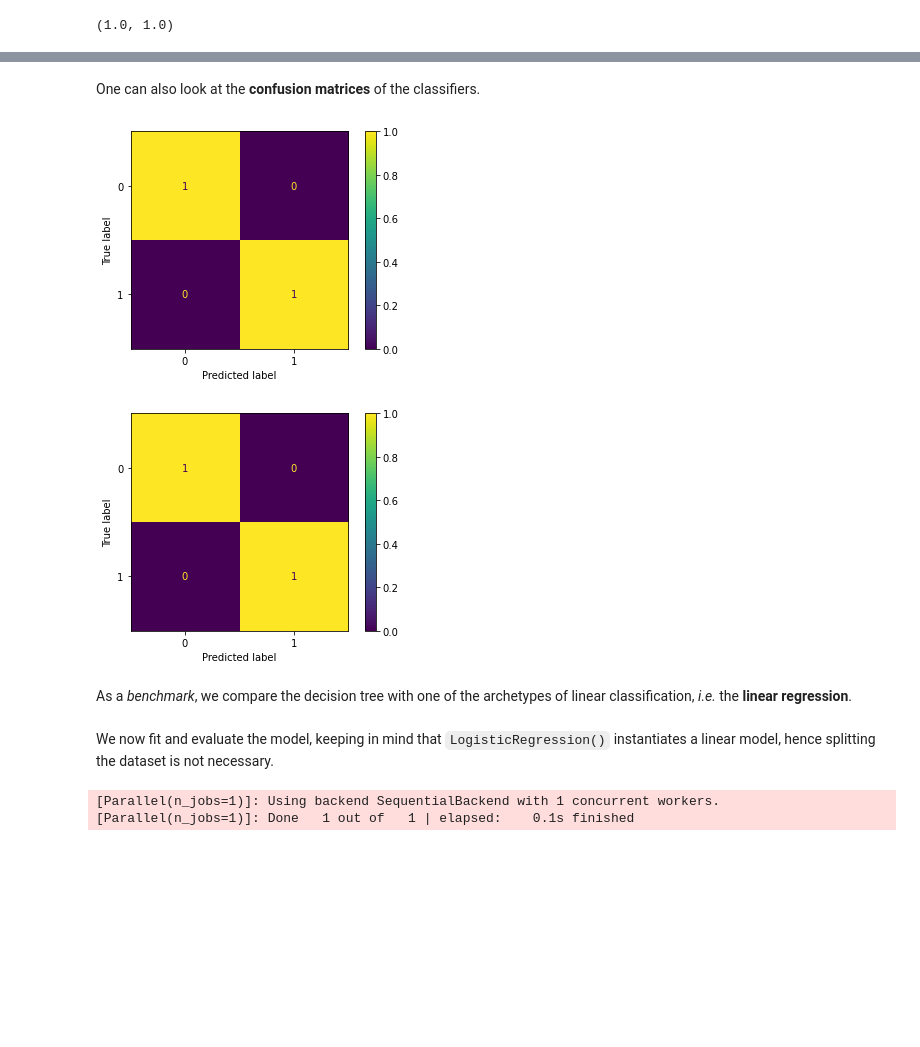
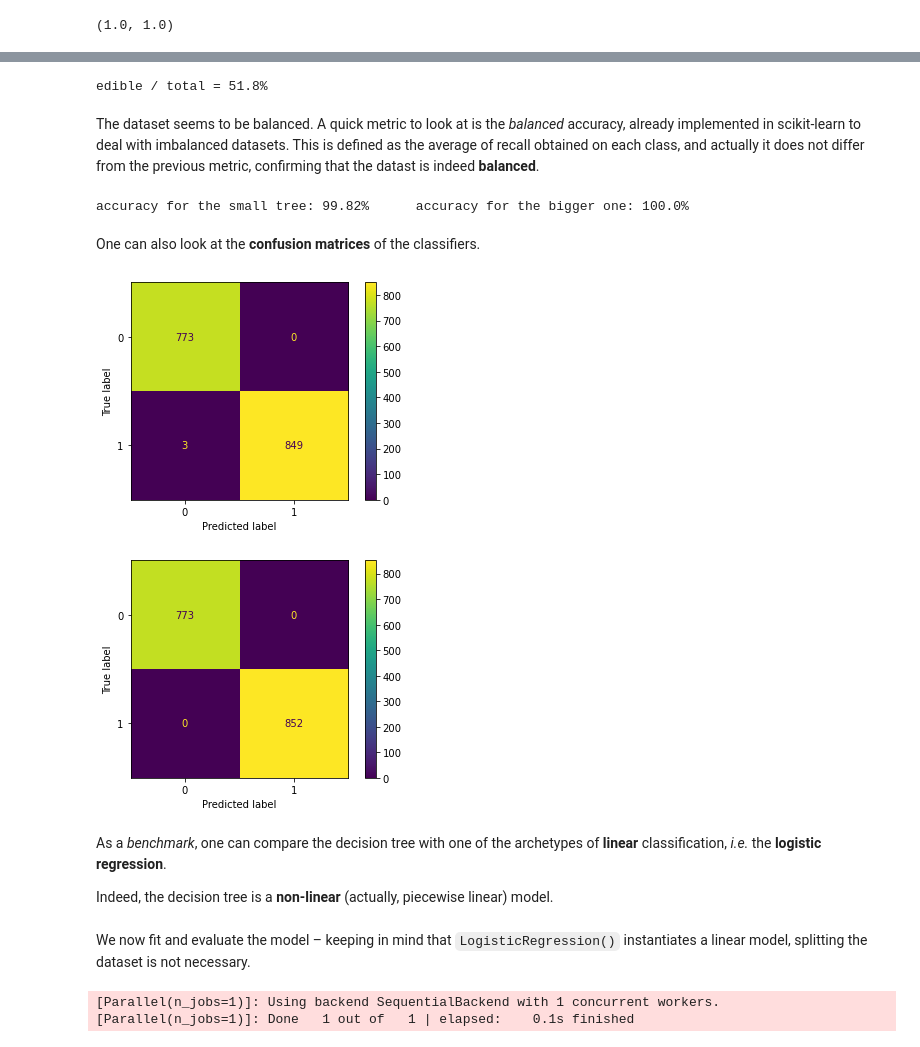
Before and after one commit to viventriglia/Mushroom_edibility_prediction, a Jupyter notebook: Mushrooms classification with Decision Tree.ipynb, the cells around one changed output, grey strips where cells are left out. Cells and saved outputs as stored; diff of their text form; code cells hidden in the pictures; blank space fills up the shorter version.

Commit message:
added new metrics, improved plots and comments

````diff
--- a/Mushrooms classification with Decision Tree.ipynb
+++ b/Mushrooms classification with Decision Tree.ipynb
@@ -43,7 +43,7 @@ y = df_e.loc[:,'edibility_edible']      # target
 Before setting up and **training** the model, we split the dataset in order to set aside some data for **validating** and **testing** our classifier.
 # %%
 # train + test
-x_train, x_test, y_train, y_test = train_test_split(x,y,test_size=0.15,random_state=0)
+x_train, x_test, y_train, y_test = train_test_split(x,y,test_size=0.2,random_state=0)
 # %%
 # (train+validation) + test
 x_train_train, x_train_val, y_train_train, y_train_val = train_test_split(x_train,y_train,test_size=0.15,random_state=0)
@@ -71,0 +72,14 @@ But we can do much better, defining a "bigger" tree – with no (minimum) limit
+# %%
+# values to try for min_samples_leaf
+leaves = list(range(1, 20))
+
+val = []
+test = []
+
+for leaf in leaves:
+
+    clf = DecisionTreeClassifier(min_samples_leaf=leaf, random_state=0)
+    clf.fit(x_train_train,y_train_train)
+
+    val.append(clf.score(x_train_val, y_train_val))
+    test.append(clf.score(x_test, y_test))
@@ -100,21 +136,34 @@ MAE(y_pred,y_test), MAE(y_pred_2,y_test)
+# %%
+edible = df_e.edibility_edible.sum() / len(df_e.edibility_edible)
+print(f'edible / total = {round(edible*100,2)}%')
+# %% [output]
+edible / total = 51.8%
+# %% [markdown]
+The dataset seems to be balanced. A quick metric to look at is the *balanced* accuracy, already implemented in scikit-learn to deal with imbalanced datasets. This is defined as the average of recall obtained on each class, and actually it does not differ from the previous metric, confirming that the datast is indeed **balanced**.
+# %%
+print(f'accuracy for the small tree: {round(balanced_accuracy_score(y_test, y_pred)*100,2)}%\t accuracy for the bigger one: {round(balanced_accuracy_score(y_test, y_pred_2)*100,2)}%')
+# %% [output]
+accuracy for the small tree: 99.82%      accuracy for the bigger one: 100.0%
 # %% [markdown]
 One can also look at the **confusion matrices** of the classifiers.
 # %%
-plot_confusion_matrix(clf,x_test,y_pred,normalize='true');
+plot_confusion_matrix(clf,x_test,y_test);
 # %% [output]
-[figure, old version]
+[figure, new version]
 # %%
-plot_confusion_matrix(clf_2,x_test,y_pred_2,normalize='true');
+plot_confusion_matrix(clf_2,x_test,y_test);
 # %% [output]
-[figure, old version]
+[figure, new version]
 # %% [markdown]
-As a *benchmark*, we compare the decision tree with one of the archetypes of linear classification, *i.e.* the **linear regression**.
+As a *benchmark*, one can compare the decision tree with one of the archetypes of **linear** classification, *i.e.* the **logistic regression**.
+
+Indeed, the decision tree is a **non-linear** (actually, piecewise linear) model.
 # %%
 from sklearn.linear_model import LogisticRegression
 
 lr = LogisticRegression(max_iter=5000,verbose=1)
 # %% [markdown]
-We now fit and evaluate the model, keeping in mind that ```LogisticRegression()``` instantiates a linear model, hence splitting the dataset is not necessary.
+We now fit and evaluate the model – keeping in mind that ```LogisticRegression()``` instantiates a linear model, splitting the dataset is not necessary.
 # %%
 lr.fit(x,y)
 # %% [output]
````
Also changed, not shown: parts of 24 cells of this notebook.
